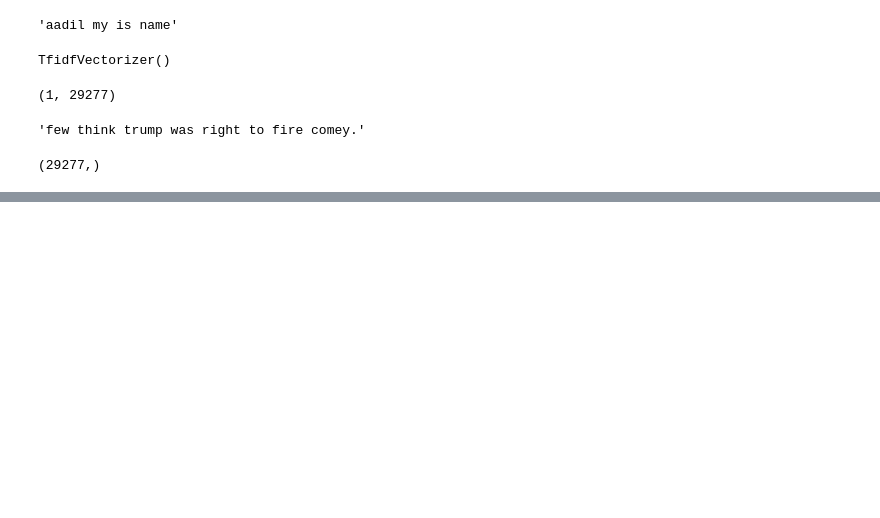
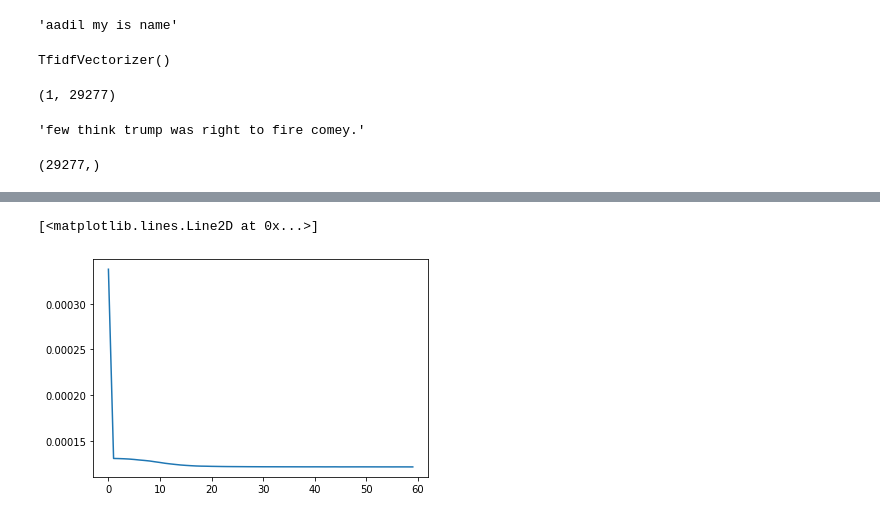
Before and after one commit to aadil-zikre/contradictory-my-dear-watson, a Jupyter notebook: Word Vectorization Techniques.ipynb, the cells around one changed output, grey strips where cells are left out. Drawn from its saved outputs; the diff is of its cells as text; code cells hidden in the pictures; blank space fills up the shorter version.

```diff
--- a/Word Vectorization Techniques.ipynb
+++ b/Word Vectorization Techniques.ipynb
@@ -145,0 +220,2 @@ from torchvision import transforms
+# %%
+df_tfidf = pd.concat([df,df_tfidf], axis=1)
@@ -145,0 +299,41 @@ from torchvision import transforms
+# %%
+df_train = MyDataset(df_tfidf)
+# %%
+train_loader = torch.utils.data.DataLoader(
+    df_train, batch_size=batch_size, shuffle=True
+)
+# %%
+losses = []
+for epoch in range(epochs):
+    loss = 0
+    for batch_features, _ in train_loader:
+        # reshape mini-batch data to [N, 784] matrix
+        # load it to the active device
+
+        batch_features = batch_features.to(device)
+
+        # reset the gradients back to zero
+        # PyTorch accumulates gradients on subsequent backward passes
+        optimizer.zero_grad()
+
+        # compute reconstructions
+        outputs = model(batch_features)
+
+        # compute training reconstruction loss
+        train_loss = criterion(outputs, batch_features)
+
+        # compute accumulated gradients
+        train_loss.backward()
+
+        # perform parameter update based on current gradients
+        optimizer.step()
+
+        # add the mini-batch training loss to epoch loss
+        loss += train_loss.item()
+
+    # compute the epoch training loss
+    loss = loss / len(train_loader)
+
+    # display the epoch training loss
+    losses.append(loss)
+    print("epoch : {}/{}, recon loss = {:.8f}".format(epoch + 1, epochs, loss))
@@ -145,0 +358,5 @@ from torchvision import transforms
+# %%
+plt.plot(losses)
+# %% [output]
+[<matplotlib.lines.Line2D at 0x...>]
+[figure, added]
```
Also changed, not shown: parts of 44 cells of this notebook.
